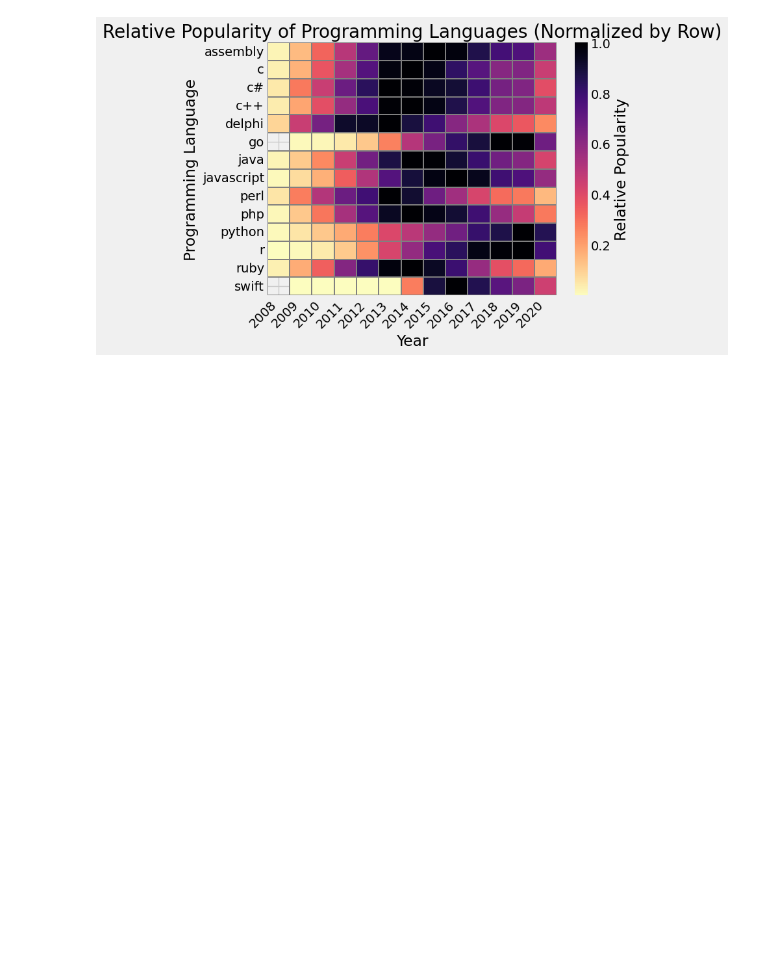
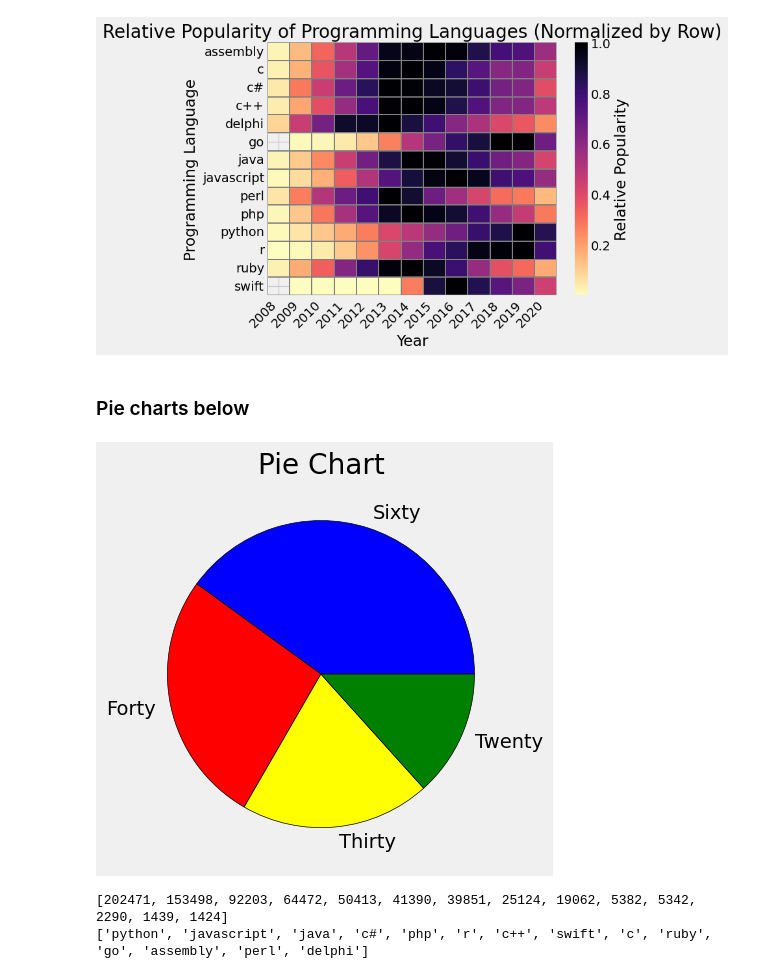
Before and after one commit to XiyueYuan/Data_Analysis, a Jupyter notebook: 05_Matplotlib.ipynb, the cells around one changed output. Saved outputs shown, nothing was run; the diff lists cells and outputs as text; code cells hidden in the pictures; blank space fills up the shorter version.

```diff
--- a/05_Matplotlib.ipynb
+++ b/05_Matplotlib.ipynb
@@ -234,3 +235,26 @@ plt.ylabel("Programming Language")
 plt.show()
 # %% [output]
 [figure]
+# %% [markdown]
+### Pie charts below
+# %%
+# Basic Pie Chatrs Structure
+plt.title('Pie Chart')
+slices = [60, 40, 30, 20]
+labels = ['Sixty', 'Forty', 'Thirty', 'Twenty']
+colors = ['blue', 'red', 'yellow', 'green']
+plt.tight_layout()
+plt.pie(slices, labels = labels, wedgeprops = {'edgecolor': 'black'}, colors = colors)
+plt.show()
+# %% [output]
+[figure, added]
+# %%
+# Pull out most popular programming languages in 2020
+year_2020 = df[df['Year'] == 2020]
+count = year_2020['Count'].tolist()
+lang = year_2020['TagName'].tolist()
+print(count)
+print(lang)
+# %% [output]
+[202471, 153498, 92203, 64472, 50413, 41390, 39851, 25124, 19062, 5382, 5342, 2290, 1439, 1424]
+['python', 'javascript', 'java', 'c#', 'php', 'r', 'c++', 'swift', 'c', 'ruby', 'go', 'assembly', 'perl', 'delphi']
```
Also changed, not shown: parts of 4 cells of this notebook.
